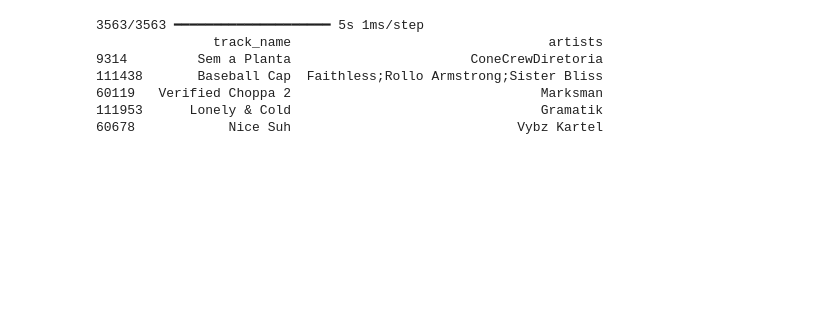
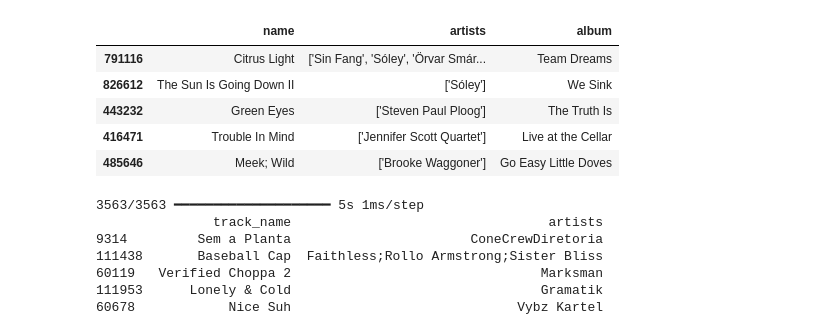
Before and after one commit to sakkarin31/musicrecomment, a Jupyter notebook: miniMLmusic.ipynb, the cells around one changed output. Cells and saved outputs as stored; diff of their text form; code cells hidden in the pictures; blank space fills up the shorter version.

```diff
--- a/miniMLmusic.ipynb
+++ b/miniMLmusic.ipynb
@@ -67 +176,39 @@ Epoch 50/50
+# %%
+def recommend_similar(song_name, artist_name, df, top_n=5):
+    # ค้นหาเพลงที่ชื่อเพลงตรงกัน และมีชื่อศิลปินอยู่ในลิสต์ artists
+    song = df[(df["name"].str.lower() == song_name.lower()) &
+              (df["artists"].apply(lambda x: artist_name.lower() in [a.lower() for a in eval(x)]))]
+
+    if song.empty:
+        return "ไม่พบเพลงนี้ใน Dataset"
+
+    # ดึงเวกเตอร์ของเพลงที่ค้นหา
+    song_vector = np.array(song["vector"].iloc[0]).reshape(1, -1)
+
+    similarity = cosine_similarity(song_vector, np.stack(df["vector"]))
+
+    indices = similarity.argsort()[0][::-1]
+
+    recommended_songs = df.iloc[indices]
+
+    # กรองเพลงที่เป็นเพลงต้นฉบับออก
+    recommended_songs = recommended_songs[~((recommended_songs["name"].str.lower() == song_name.lower()) &
+                                            (recommended_songs["artists"].apply(lambda x: artist_name.lower() in [a.lower() for a in eval(x)])))]
+
+    # ลบเพลงซ้ำที่มีชื่อและศิลปินเหมือนกัน
+    recommended_songs = recommended_songs.drop_duplicates(subset=["name", "artists"])
+
+    recommended_songs = recommended_songs.head(top_n)
+
+    return recommended_songs[["name", "artists", "album"]]
+
+# ทดสอบแนะนำเพลง
+recommend_similar("Will He", "Joji", df_clean)
+# %% [output]
+|  | name | artists | album |
+| 791116 | Citrus Light | ['Sin Fang', 'Sóley', 'Örvar Smár... | Team Dreams |
+| 826612 | The Sun Is Going Down II | ['Sóley'] | We Sink |
+| 443232 | Green Eyes | ['Steven Paul Ploog'] | The Truth Is |
+| 416471 | Trouble In Mind | ['Jennifer Scott Quartet'] | Live at the Cellar |
+| 485646 | Meek; Wild | ['Brooke Waggoner'] | Go Easy Little Doves |
 # %%
```
Also changed, not shown: parts of 9 cells of this notebook.
